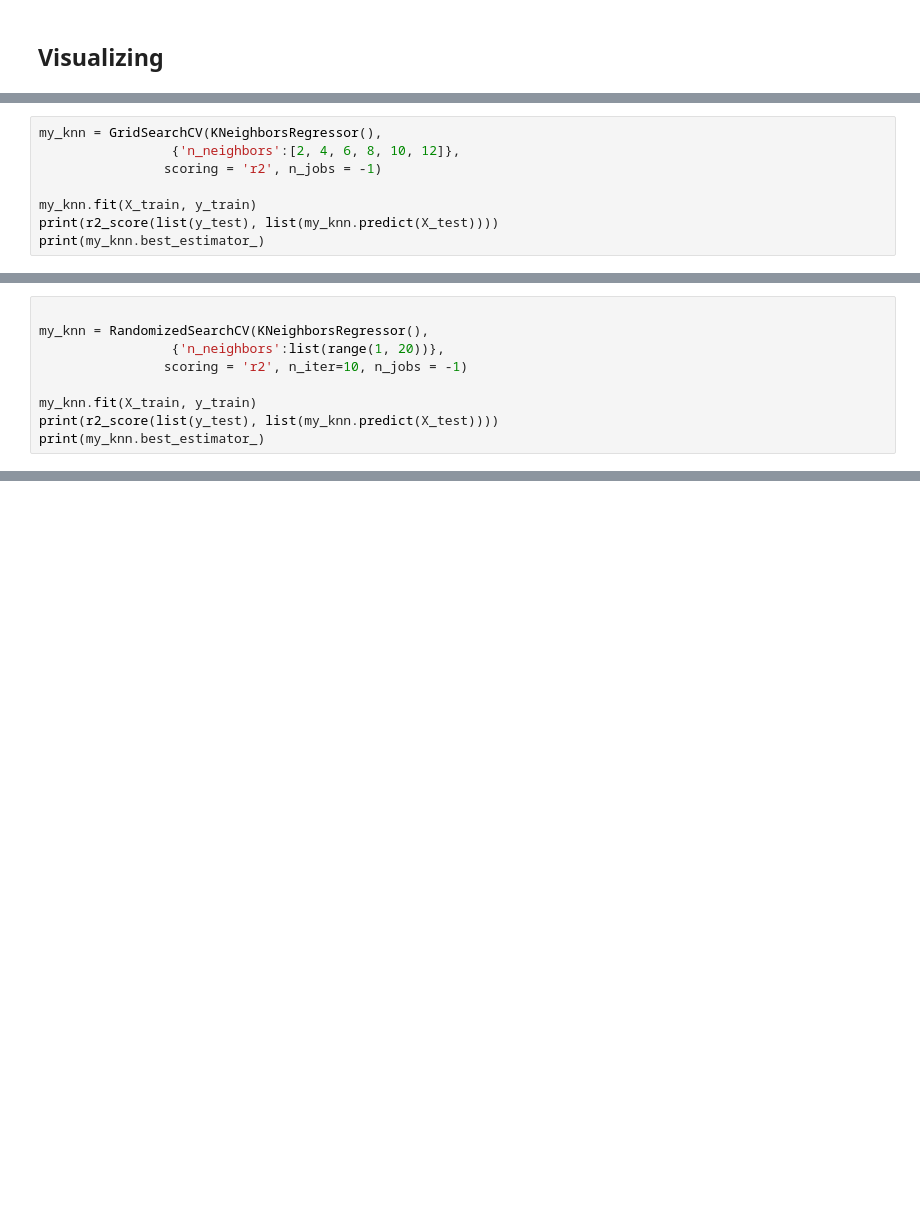
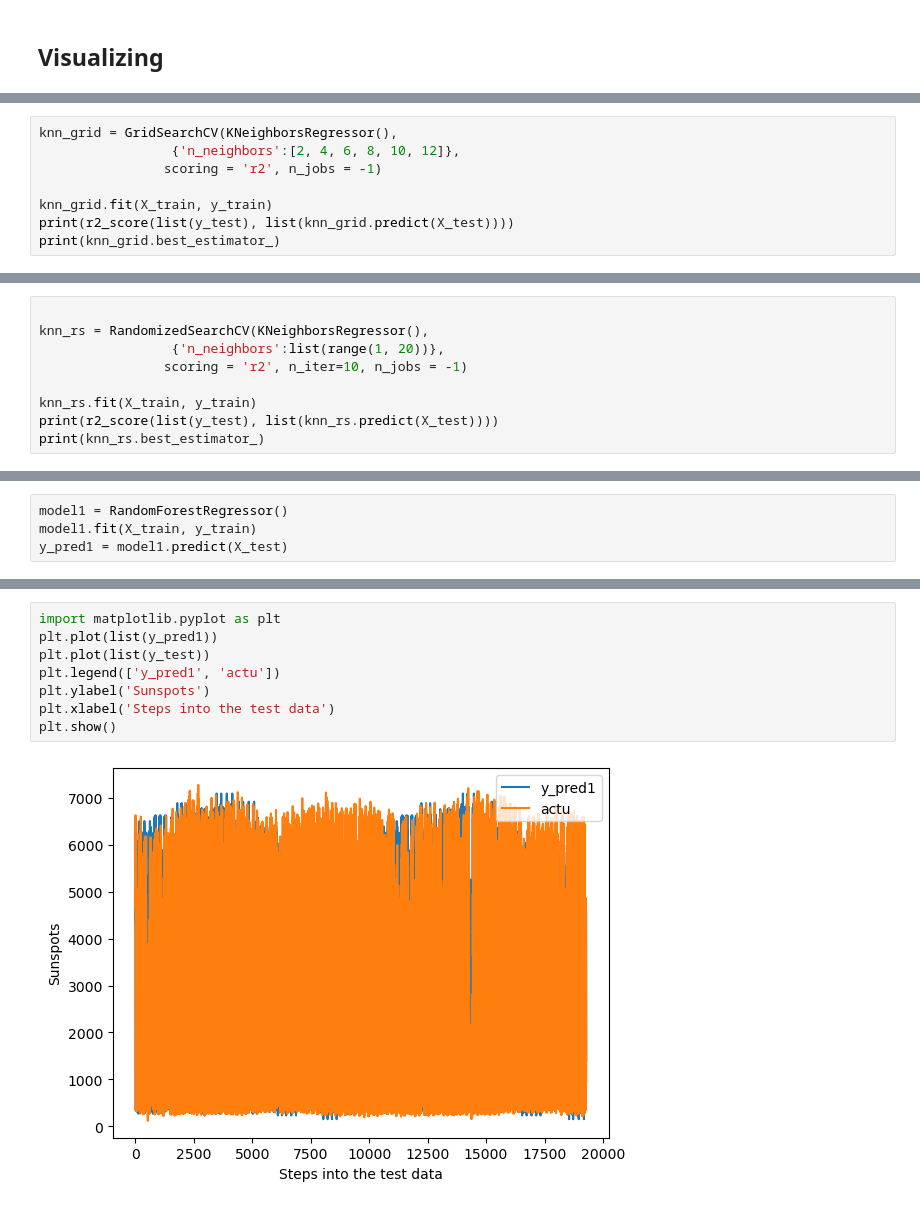
Before and after one commit to DIDIHBABS/time_series_forcasting, a Jupyter notebook: advance_forecasting /Forecasting .ipynb, the cells around one changed output, grey strips where cells are left out. Drawn from its saved outputs; the diff is of its cells as text; blank space fills up the shorter version.

Commit message:
Adding Randomforest model

```diff
--- a/advance_forecasting /Forecasting .ipynb
+++ b/advance_forecasting /Forecasting .ipynb
@@ -76,9 +78,9 @@ plt.show()
 # %%
-my_knn = GridSearchCV(KNeighborsRegressor(),
+knn_grid = GridSearchCV(KNeighborsRegressor(),
                  {'n_neighbors':[2, 4, 6, 8, 10, 12]},
                 scoring = 'r2', n_jobs = -1)
 
-my_knn.fit(X_train, y_train)
-print(r2_score(list(y_test), list(my_knn.predict(X_test))))
-print(my_knn.best_estimator_)
+knn_grid.fit(X_train, y_train)
+print(r2_score(list(y_test), list(knn_grid.predict(X_test))))
+print(knn_grid.best_estimator_)
 # %% [output]
@@ -87,10 +89,10 @@ KNeighborsRegressor(n_neighbors=6)
 # %%
 
-my_knn = RandomizedSearchCV(KNeighborsRegressor(),
+knn_rs = RandomizedSearchCV(KNeighborsRegressor(),
                  {'n_neighbors':list(range(1, 20))},
                 scoring = 'r2', n_iter=10, n_jobs = -1)
 
-my_knn.fit(X_train, y_train)
-print(r2_score(list(y_test), list(my_knn.predict(X_test))))
-print(my_knn.best_estimator_)
+knn_rs.fit(X_train, y_train)
+print(r2_score(list(y_test), list(knn_rs.predict(X_test))))
+print(knn_rs.best_estimator_)
 # %% [output]
@@ -104,0 +109,4 @@ rmse
+# %%
+model1 = RandomForestRegressor()
+model1.fit(X_train, y_train)
+y_pred1 = model1.predict(X_test)
@@ -104,0 +130,10 @@ rmse
+# %%
+import matplotlib.pyplot as plt
+plt.plot(list(y_pred1))
+plt.plot(list(y_test))
+plt.legend(['y_pred1', 'actu'])
+plt.ylabel('Sunspots')
+plt.xlabel('Steps into the test data')
+plt.show()
+# %% [output]
+[figure, added]
```
Also changed, not shown: parts of 16 cells of this notebook.
